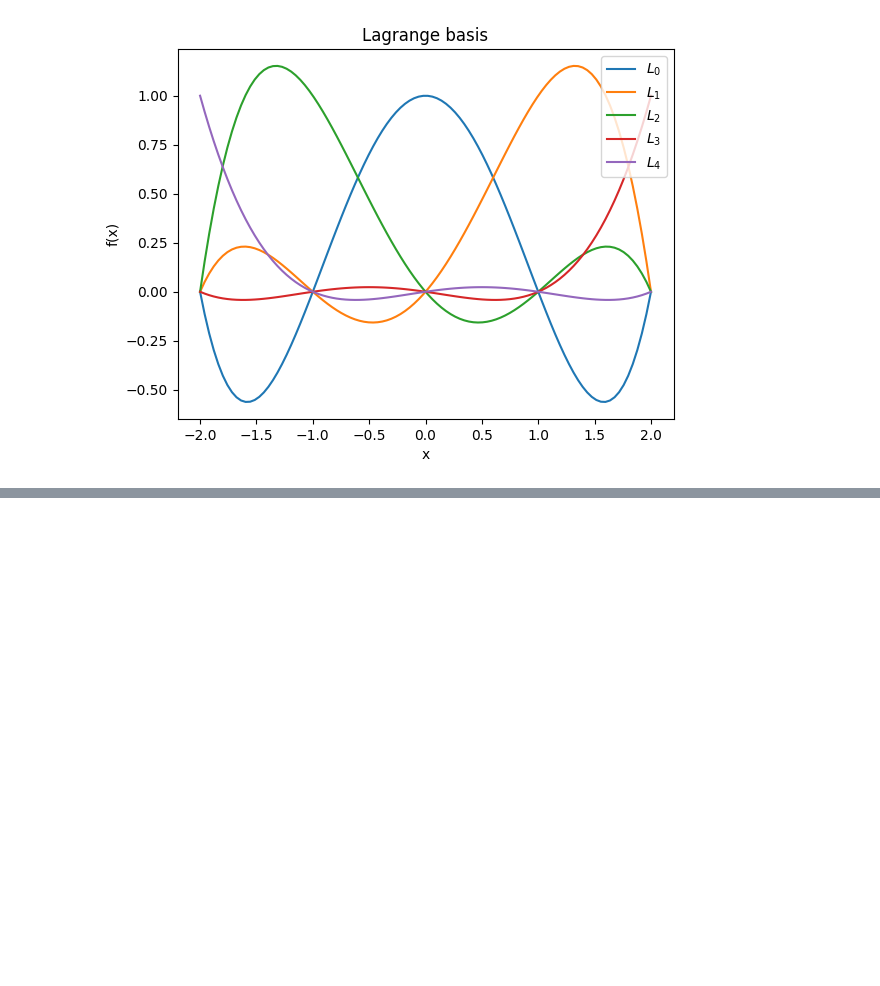
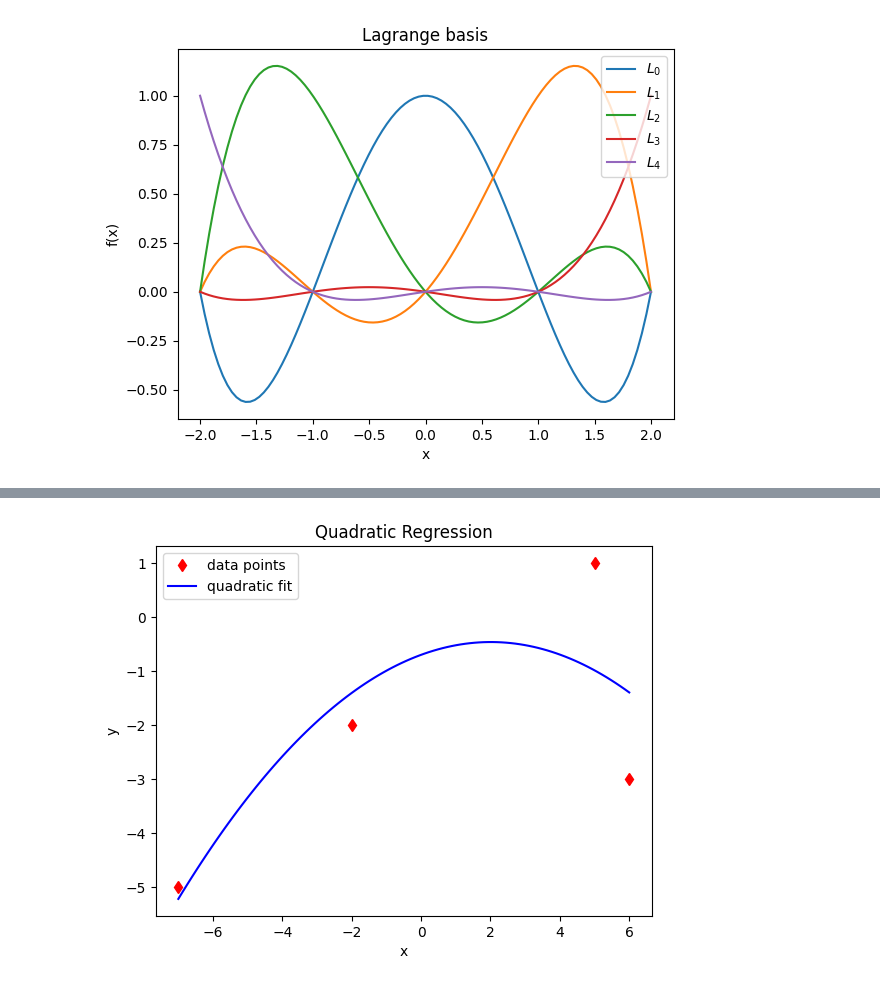
Before and after one commit to diegosol127/AERO-222-Numerical-Methods, a Jupyter notebook: Lab/Lab6/AERO_222_Lab_6.ipynb, the cells around one changed output, grey strips where cells are left out. Saved outputs shown, nothing was run; the diff lists cells and outputs as text; code cells hidden in the pictures; blank space fills up the shorter version.

```diff
--- a/Lab/Lab6/AERO_222_Lab_6.ipynb
+++ b/Lab/Lab6/AERO_222_Lab_6.ipynb
@@ -163,0 +358,19 @@ plt.show()
+# %%
+x = data[0,:].T
+y = data[1,:].T
+
+A = np.vstack([np.ones_like(x), x, x**2]).T
+c = np.linalg.pinv(A) @ y
+
+xHat = np.linspace(x.min(),x.max(),100)
+yHat = c[0] + c[1]*xHat + c[2]*xHat**2
+
+plt.plot(x,y,'rd',label='data points')
+plt.plot(xHat,yHat,'b-',label='quadratic fit')
+plt.xlabel('x')
+plt.ylabel('y')
+plt.title('Quadratic Regression')
+plt.legend()
+plt.show()
+# %% [output]
+[figure, added]
```
Also changed, not shown: parts of 11 cells of this notebook.
